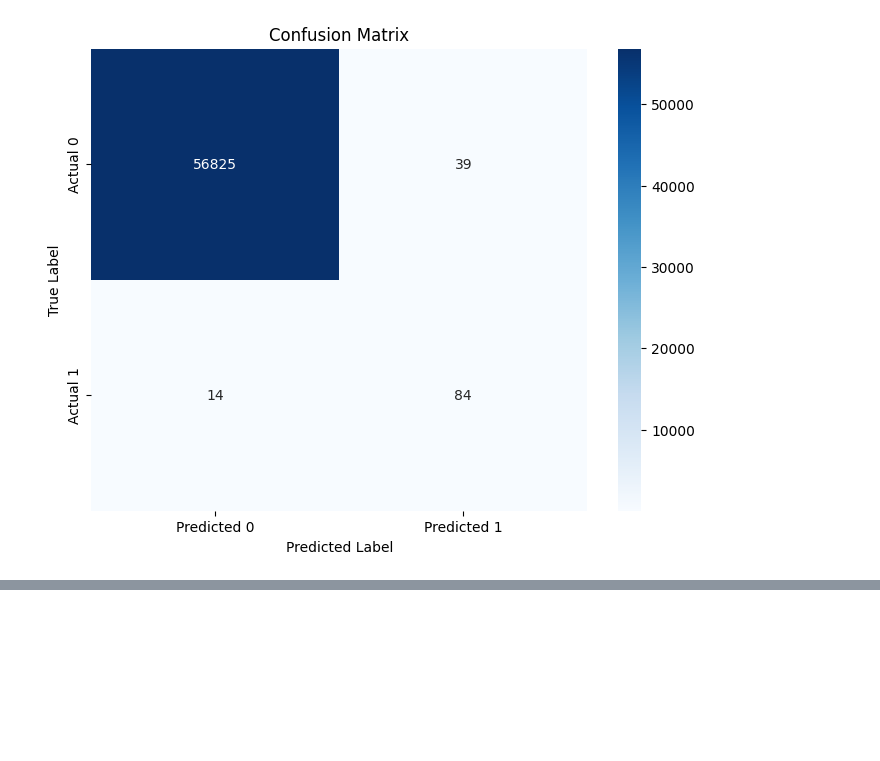
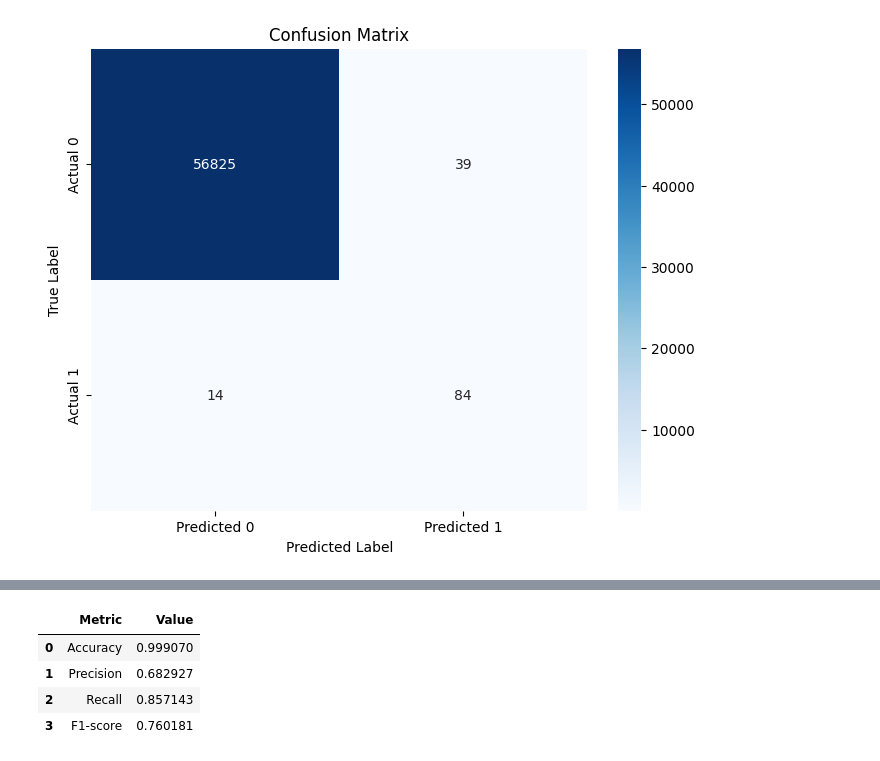
Before and after one commit to arjnmj/ML-Fraud-Detection, a Jupyter notebook: MODEL_4.ipynb, the cells around one changed output, grey strips where cells are left out. Saved outputs shown, nothing was run; the diff lists cells and outputs as text; code cells hidden in the pictures; blank space fills up the shorter version.

```diff
--- a/MODEL_4.ipynb
+++ b/MODEL_4.ipynb
@@ -513,0 +633,24 @@ TypeError: Cannot clone object '<Sequential name=sequential_1, built=True>' (typ
+# %%
+# prompt: PRInt accuracy precision recall f1 as a table
+
+from sklearn.metrics import accuracy_score, precision_score, recall_score, f1_score
+
+# Assuming y_test and y_pred_class are defined from your model's predictions
+# y_pred_class = (y_pred_prob > 0.5).astype(int)
+
+
+accuracy = accuracy_score(y_test, y_pred_class)
+precision = precision_score(y_test, y_pred_class)
+recall = recall_score(y_test, y_pred_class)
+f1 = f1_score(y_test, y_pred_class)
+
+data = {'Metric': ['Accuracy', 'Precision', 'Recall', 'F1-score'],
+        'Value': [accuracy, precision, recall, f1]}
+df_metrics = pd.DataFrame(data)
+df_metrics
+# %% [output]
+|  | Metric | Value |
+| 0 | Accuracy | 0.999070 |
+| 1 | Precision | 0.682927 |
+| 2 | Recall | 0.857143 |
+| 3 | F1-score | 0.760181 |
```
Also changed, not shown: parts of 3 cells of this notebook.
